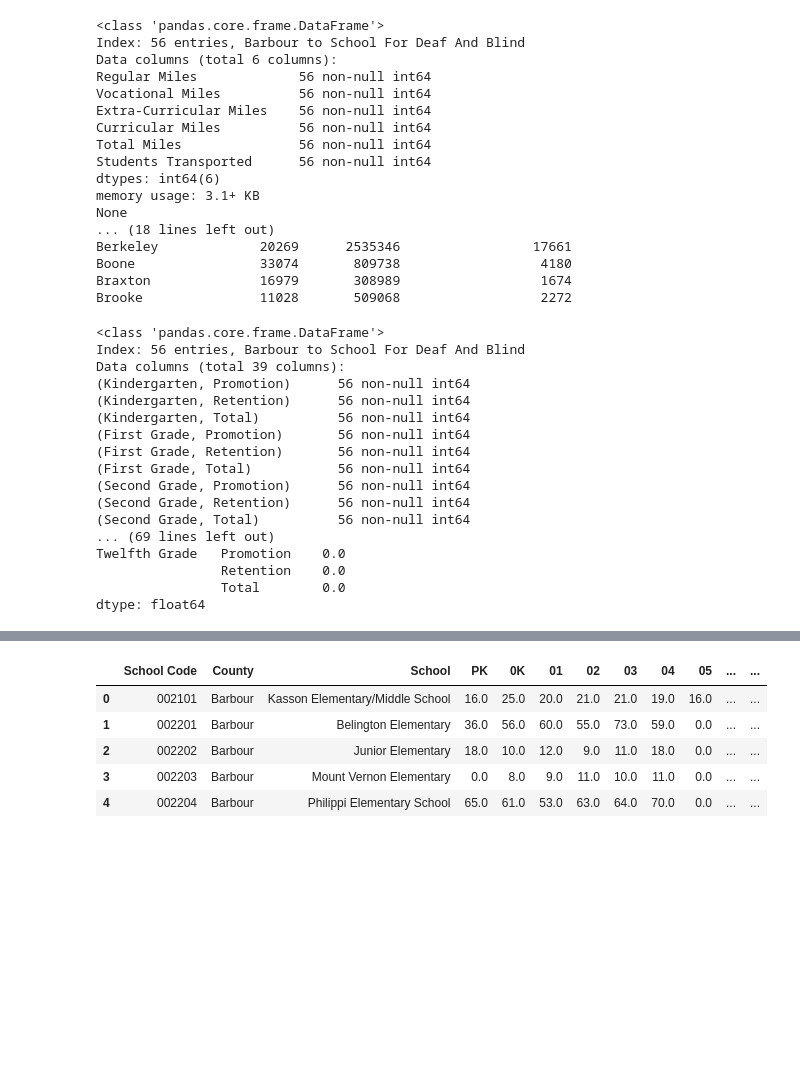
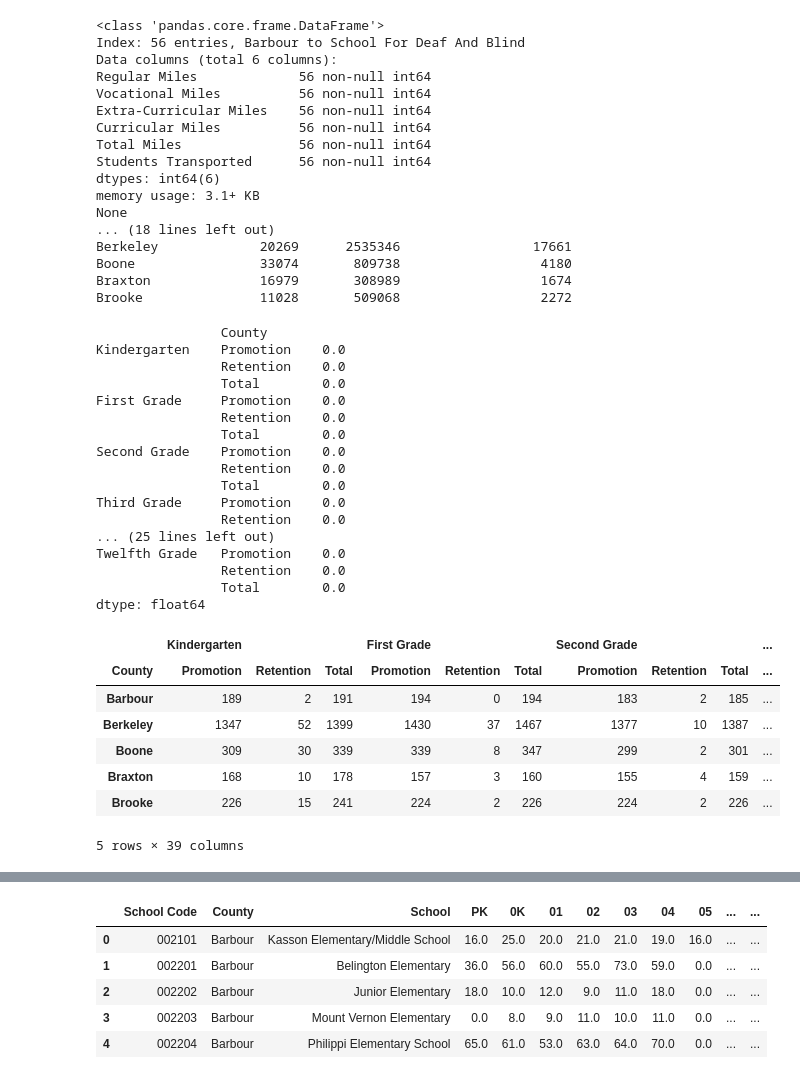
Before and after one commit to mkuehn10/springboard-data-science, a Jupyter notebook: capstone/data-wrangling/process-data-files.ipynb, the cells around one changed output, grey strips where cells are left out. Saved outputs shown, nothing was run; the diff lists cells and outputs as text; code cells hidden in the pictures; blank space fills up the shorter version.

Commit message:
process teacher data

```diff
--- a/capstone/data-wrangling/process-data-files.ipynb
+++ b/capstone/data-wrangling/process-data-files.ipynb
@@ -45,29 +47,39 @@ Brooke               11028       509068                  2272
 # %%
 # Had to copy and paste tables from https://wveis.k12.wv.us/ses/StatSum/enroll10_p_r.cfm
 # in to an Excel spreadsheet
 
 prom_retention_df = pd.read_excel('../data/raw/SY13-14_Promotion_Retention_By_Grade.xlsx', header = [0, 1])
 
 prom_retention_df.index = prom_retention_df.index.str.title()
-prom_retention_df.info()
+#prom_retention_df.info()
 nan_report(prom_retention_df)
+
+
+prom_retention_df.to_pickle('../data/prom_retention.pkl')
 prom_retention_df.head()
-prom_retention_df.to_pickle('../data/prom_retention.pkl')
 # %% [output]
-<class 'pandas.core.frame.DataFrame'>
-Index: 56 entries, Barbour to School For Deaf And Blind
-Data columns (total 39 columns):
-(Kindergarten, Promotion)      56 non-null int64
-(Kindergarten, Retention)      56 non-null int64
-(Kindergarten, Total)          56 non-null int64
-(First Grade, Promotion)       56 non-null int64
-(First Grade, Retention)       56 non-null int64
-(First Grade, Total)           56 non-null int64
-(Second Grade, Promotion)      56 non-null int64
-(Second Grade, Retention)      56 non-null int64
-(Second Grade, Total)          56 non-null int64
-... (69 lines left out)
+                County
+Kindergarten    Promotion    0.0
+                Retention    0.0
+                Total        0.0
+First Grade     Promotion    0.0
+                Retention    0.0
+                Total        0.0
+Second Grade    Promotion    0.0
+                Retention    0.0
+                Total        0.0
+Third Grade     Promotion    0.0
+                Retention    0.0
+... (25 lines left out)
 Twelfth Grade   Promotion    0.0
                 Retention    0.0
                 Total        0.0
 dtype: float64
+|  | Kindergarten |  |  | First Grade |  |  | Second Grade |  |  | ... |
+| County | Promotion | Retention | Total | Promotion | Retention | Total | Promotion | Retention | Total | ... |
+| Barbour | 189 | 2 | 191 | 194 | 0 | 194 | 183 | 2 | 185 | ... |
+| Berkeley | 1347 | 52 | 1399 | 1430 | 37 | 1467 | 1377 | 10 | 1387 | ... |
+| Boone | 309 | 30 | 339 | 339 | 8 | 347 | 299 | 2 | 301 | ... |
+| Braxton | 168 | 10 | 178 | 157 | 3 | 160 | 155 | 4 | 159 | ... |
+| Brooke | 226 | 15 | 241 | 224 | 2 | 226 | 224 | 2 | 226 | ... |
+5 rows × 39 columns
```
Also changed, not shown: parts of 7 cells of this notebook, 6 other files.
